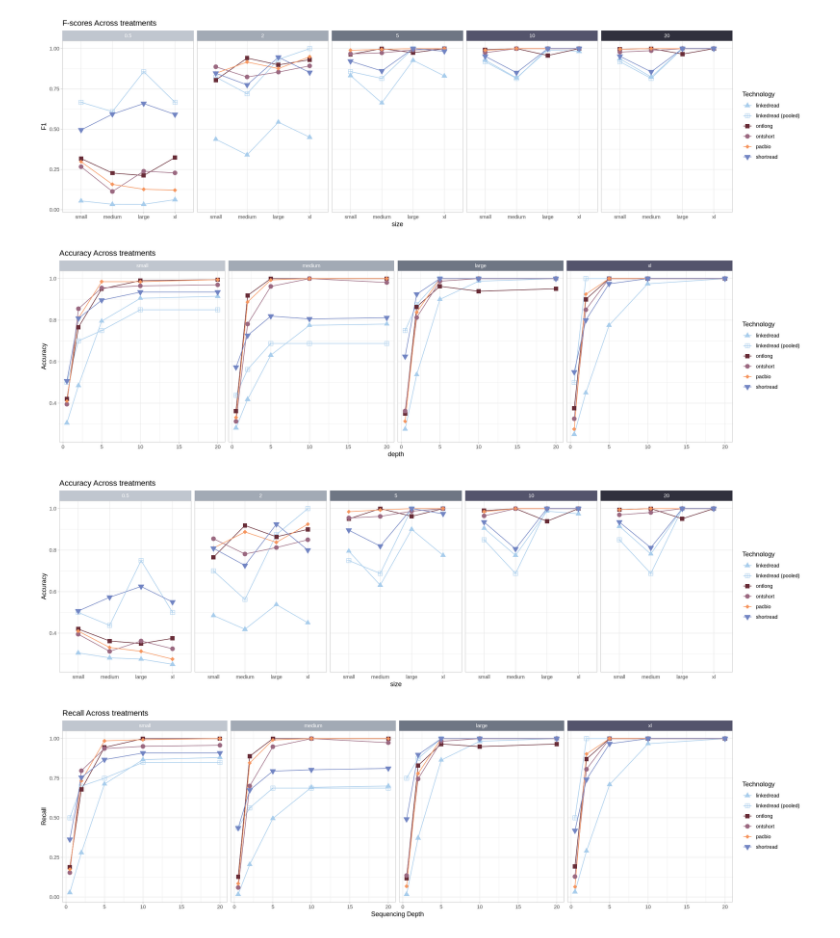
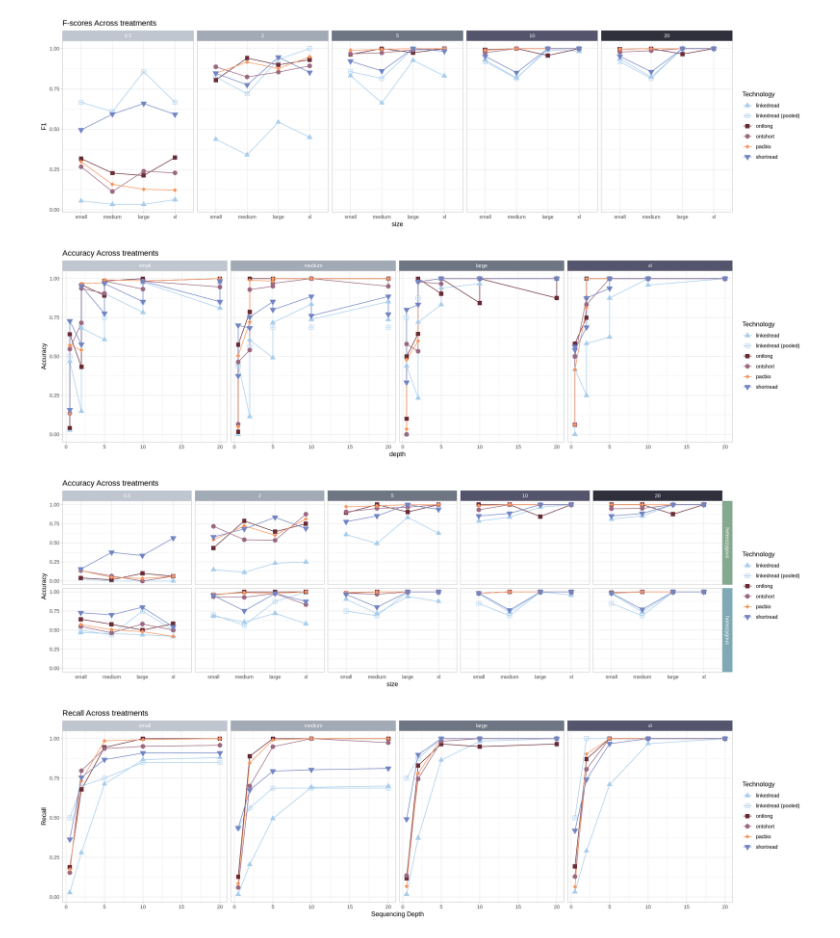
Before and after one commit to pdimens/haplotagging_simulations, a Jupyter notebook: compare_called_inversions.ipynb, the cells around one changed output. Drawn from its saved outputs; the diff is of its cells as text; code cells hidden in the pictures.

```diff
--- a/compare_called_inversions.ipynb
+++ b/compare_called_inversions.ipynb
@@ -201,0 +286,23 @@ A tibble: 6 × 7
+# %%
+metrics$precision <- metrics$TP / (metrics$TP + metrics$FP)
+metrics$recall <- metrics$TP / (metrics$TP + metrics$FN)
+metrics$F1 <- 2 * ((metrics$precision * metrics$recall) / (metrics$precision + metrics$recall))
+metrics$depth <- metrics$depth
+metrics$size <- factor(metrics$size, ordered = T, levels = c("small", "medium", "large", "xl"))
+metrics$depth <- as.numeric(metrics$depth)
+metrics$Accuracy <- (metrics$TP + metrics$TN) / (metrics$TP + metrics$TN + metrics$FN + metrics$FP)
+metrics[is.na(metrics)] <- 0
+
+head(metrics)
+
+metrics_global <- group_by(metrics, technology, depth, zygosity) |>
+    summarize(FN = sum(FN), FP = sum(FP), TN = sum(TN), TP = sum(TP))
+metrics_global$precision <- metrics_global$TP / (metrics_global$TP + metrics_global$FP)
+metrics_global$recall <- metrics_global$TP / (metrics_global$TP + metrics_global$FN)
+metrics_global$F1 <- 2 * ((metrics_global$precision * metrics_global$recall) / (metrics_global$precision + metrics_global$recall))
+metrics_global$depth <- metrics_global$depth
+metrics_global$depth <- as.numeric(metrics_global$depth)
+metrics_global$Accuracy <- (metrics_global$TP + metrics_global$TN) / (metrics_global$TP + metrics_global$TN + metrics_global$FN + metrics_global$FP)
+metrics_global[is.na(metrics_global)] <- 0
+
+head(metrics_global)
@@ -203,12 +334,12 @@ A tibble: 6 × 7
 Let's also set a color palette for the technology comparisons using the [Arches theme](https://github.com/katiejolly/nationalparkcolors/tree/master) and the Redwoods theme for the depths.
 # %%
 tech_colors <- c(
+    "linkedread" = "#a8cdec",
+    #"linkedread (candidates)" = "#a8cdec",
+    "linkedread (pooled)" = "#6c7780",
+    "ontlong" = "#682c37",
     "ontshort" = "#9b6981",
-    "ontlong" = "#682c37",
     "pacbio" = "#f6955e" ,
-    "linkedread" = "#a8cdec",
-    "linkedread (pooled)" = "#a8cdec",
-    "linkedread (candidates)" = "#a8cdec",
     "shortread" = "#7285c3ff"
 )
 
@@ -460,10 +572,0 @@ A tibble: 6 × 5
-# %%
-metrics <- group_by(false_positives, size, depth, assessment, technology) %>%
-    summarize(count = n()) %>% ungroup() %>%
-    rbind(samples_consolidated_full) %>%
-    arrange(size, depth, technology, assessment) %>%
-    filter(technology != "linkedread (candidates)") %>%
-    complete(size, depth, technology, assessment = .assess, fill = list(count = 0)) %>%
-    pivot_wider(names_from = assessment, values_from = count)
-names(metrics) <- c("size", "depth", "technology", "FN", "FP", "TN", "TP")
-head(metrics)
@@ -599,29 +663,29 @@ ggplot(metrics, aes(x = size, y = F1, color = technology, fill = technology, sha
 # %%
 options(warn = -1, repr.plot.width = 18, repr.plot.height = 5)
 .strip <- strip_themed(background_x = elem_list_rect(fill = size_colors))
 ggplot(metrics, aes(x = depth, y = Accuracy, color = technology, fill = technology, shape = technology, group = technology)) +
     geom_line() +
     geom_point(size = 3) +
     theme_light() +
     scale_shape_manual(name = "Technology", values = technology_shapes) +
     scale_color_manual(name = "Technology", values = tech_colors) +
     scale_fill_manual(name = "Technology", values = tech_colors) +
     labs(title = "Accuracy Across treatments") +
     facet_grid2(cols = vars(size), strip = .strip)
 
-.strip <- strip_themed(background_x = elem_list_rect(fill = depth_colors))
+.strip <- strip_themed(background_x = elem_list_rect(fill = depth_colors), background_y = elem_list_rect(fill = zygosity_colors))
 ggplot(metrics, aes(x = size, y = Accuracy, color = technology, fill = technology, shape = technology, group = technology)) +
     geom_line() +
     geom_point(size = 3) +
     theme_light() +
     scale_shape_manual(name = "Technology", values = technology_shapes) +
     scale_color_manual(name = "Technology", values = tech_colors) +
     scale_fill_manual(name = "Technology", values = tech_colors) +
     labs(title = "Accuracy Across treatments") +
-    facet_grid2(cols = vars(depth), strip = .strip)
+    facet_grid2(cols = vars(depth), rows = vars(zygosity), strip = .strip)
 # %% [output]
-[figure, old version]
+[figure, new version]
-[figure, old version]
+[figure, new version]
 # %%
 options(warn = -1, repr.plot.width = 18, repr.plot.height = 5)
 .strip <- strip_themed(background_x = elem_list_rect(fill = size_colors))
```
Also changed, not shown: parts of 32 cells of this notebook, 3 other files.
